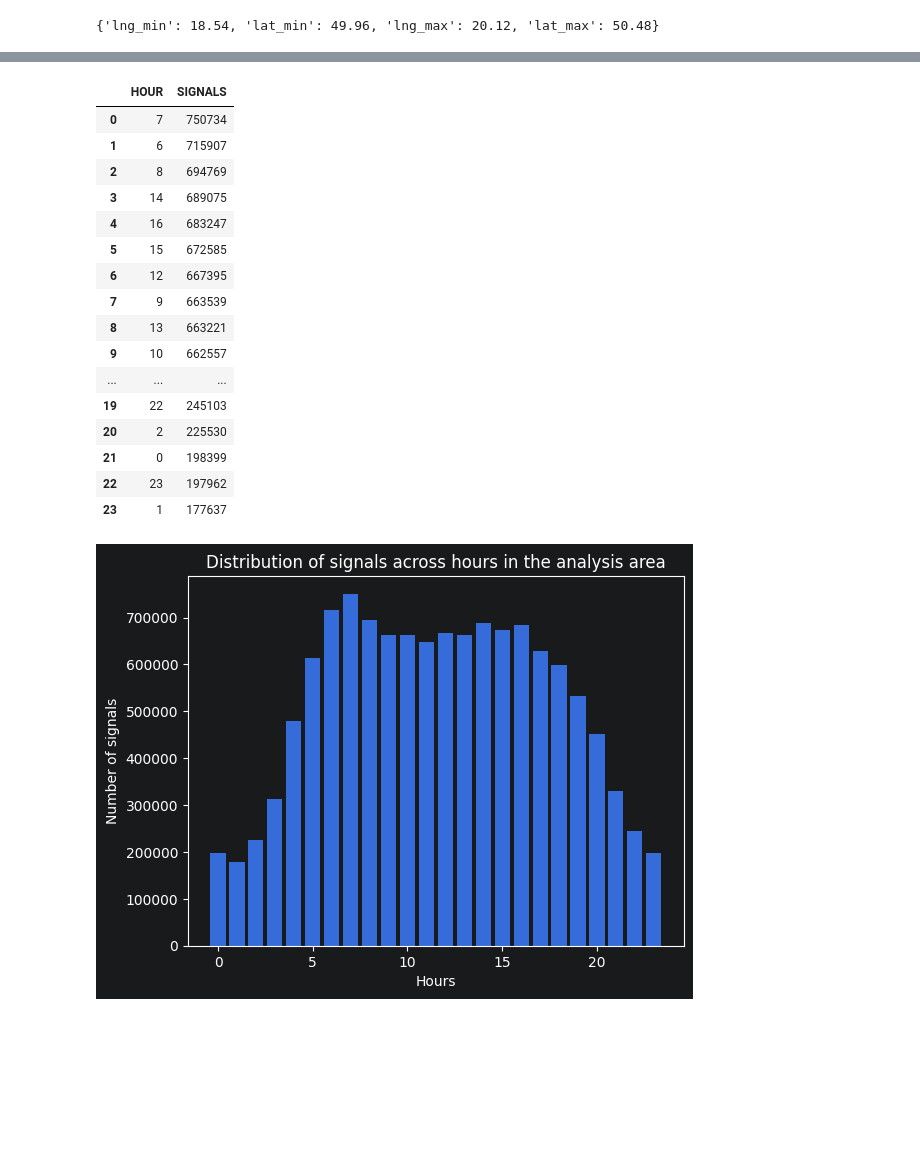
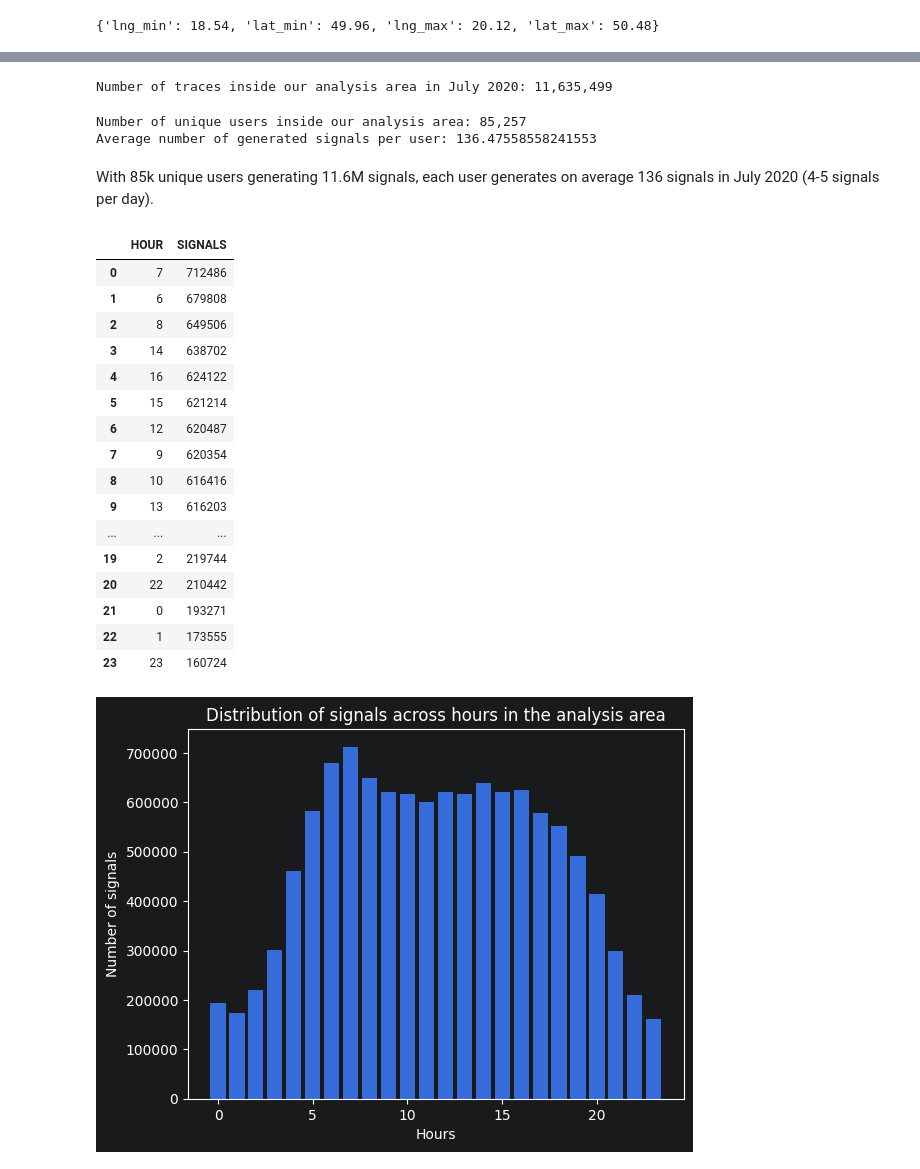
Before and after one commit to JanMatusiak/dataplace-ai-task, a Jupyter notebook: notebooks/01_exploratory_data_analysis.ipynb, the cells around one changed output, grey strips where cells are left out. Saved outputs shown, nothing was run; the diff lists cells and outputs as text; code cells hidden in the pictures; blank space fills up the shorter version.

```diff
--- a/notebooks/01_exploratory_data_analysis.ipynb
+++ b/notebooks/01_exploratory_data_analysis.ipynb
@@ -1216,0 +1246,9 @@ Let;s inspect the time distribution of signals to identify patterns.
+# %%
+DATE_FILTER = """
+    YEAR(TRY_TO_TIMESTAMP(occured_at)) = 2020
+    AND MONTH(TRY_TO_TIMESTAMP(occured_at)) = 7
+"""
+
+BASE_FILTER = f"""
+    {BBOX_FILTER} AND {DATE_FILTER}
+"""
@@ -1217,37 +1260,55 @@ Let;s inspect the time distribution of signals to identify patterns.
+# %%
+print(f"Number of traces inside our analysis area in July 2020: {count2[0]:,}")
+# %% [output]
+Number of traces inside our analysis area in July 2020: 11,635,499
+# %%
+count3 = query(f"""
+        SELECT COUNT(DISTINCT proxi_user_id) FROM RECRUITMENT_TRACES
+        WHERE {BASE_FILTER}
+        """, fetch='one')
+
+print(f"Number of unique users inside our analysis area: {count3[0]:,}")
+print(f"Average number of generated signals per user: {count2[0]/count3[0]}")
+# %% [output]
+Number of unique users inside our analysis area: 85,257
+Average number of generated signals per user: 136.47558558241553
+# %% [markdown]
+With 85k unique users generating 11.6M signals, each user generates on average 136 signals in July 2020 (4-5 signals per day).
 # %%
-df1 = query(f"""
-        SELECT HOUR(TRY_TO_TIMESTAMP(OCCURED_AT)) AS hour,
-        COUNT(*) AS signals
+df3 = query(f"""
+        SELECT
+            HOUR(TRY_TO_TIMESTAMP(OCCURED_AT)) AS hour,
+            COUNT(*) AS signals
         FROM RECRUITMENT_TRACES
-        WHERE {BBOX_FILTER}
+        WHERE {BASE_FILTER}
         GROUP BY hour
         ORDER BY signals DESC""", fetch='pandas')
 # %%
-df1
+df3
 # %% [output]
 |  | HOUR | SIGNALS |
-| 0 | 7 | 750734 |
-| 1 | 6 | 715907 |
-| 2 | 8 | 694769 |
-| 3 | 14 | 689075 |
-| 4 | 16 | 683247 |
-| 5 | 15 | 672585 |
-| 6 | 12 | 667395 |
-| 7 | 9 | 663539 |
-| 8 | 13 | 663221 |
-| 9 | 10 | 662557 |
+| 0 | 7 | 712486 |
+| 1 | 6 | 679808 |
+| 2 | 8 | 649506 |
+| 3 | 14 | 638702 |
+| 4 | 16 | 624122 |
+| 5 | 15 | 621214 |
+| 6 | 12 | 620487 |
+| 7 | 9 | 620354 |
+| 8 | 10 | 616416 |
+| 9 | 13 | 616203 |
 | ... | ... | ... |
-| 19 | 22 | 245103 |
-| 20 | 2 | 225530 |
-| 21 | 0 | 198399 |
-| 22 | 23 | 197962 |
-| 23 | 1 | 177637 |
+| 19 | 2 | 219744 |
+| 20 | 22 | 210442 |
+| 21 | 0 | 193271 |
+| 22 | 1 | 173555 |
+| 23 | 23 | 160724 |
 # %%
-plt.bar(df1['HOUR'], df1['SIGNALS'])
+plt.bar(df3['HOUR'], df3['SIGNALS'])
 plt.xlabel("Hours")
 plt.ylabel("Number of signals")
 plt.title("Distribution of signals across hours in the analysis area")
 plt.show()
 # %% [output]
-[figure, old version]
+[figure, new version]
 # %% [markdown]
```
Also changed, not shown: parts of 31 cells of this notebook.
